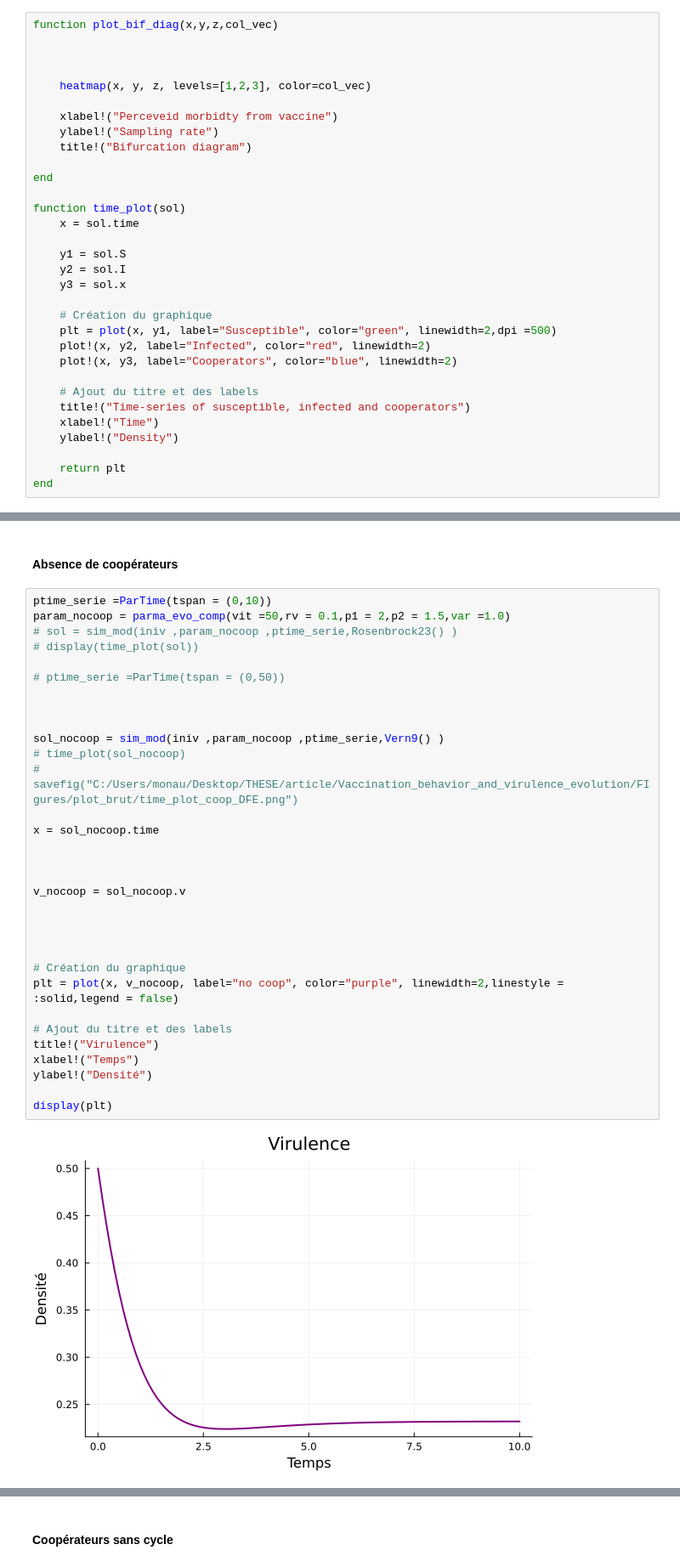
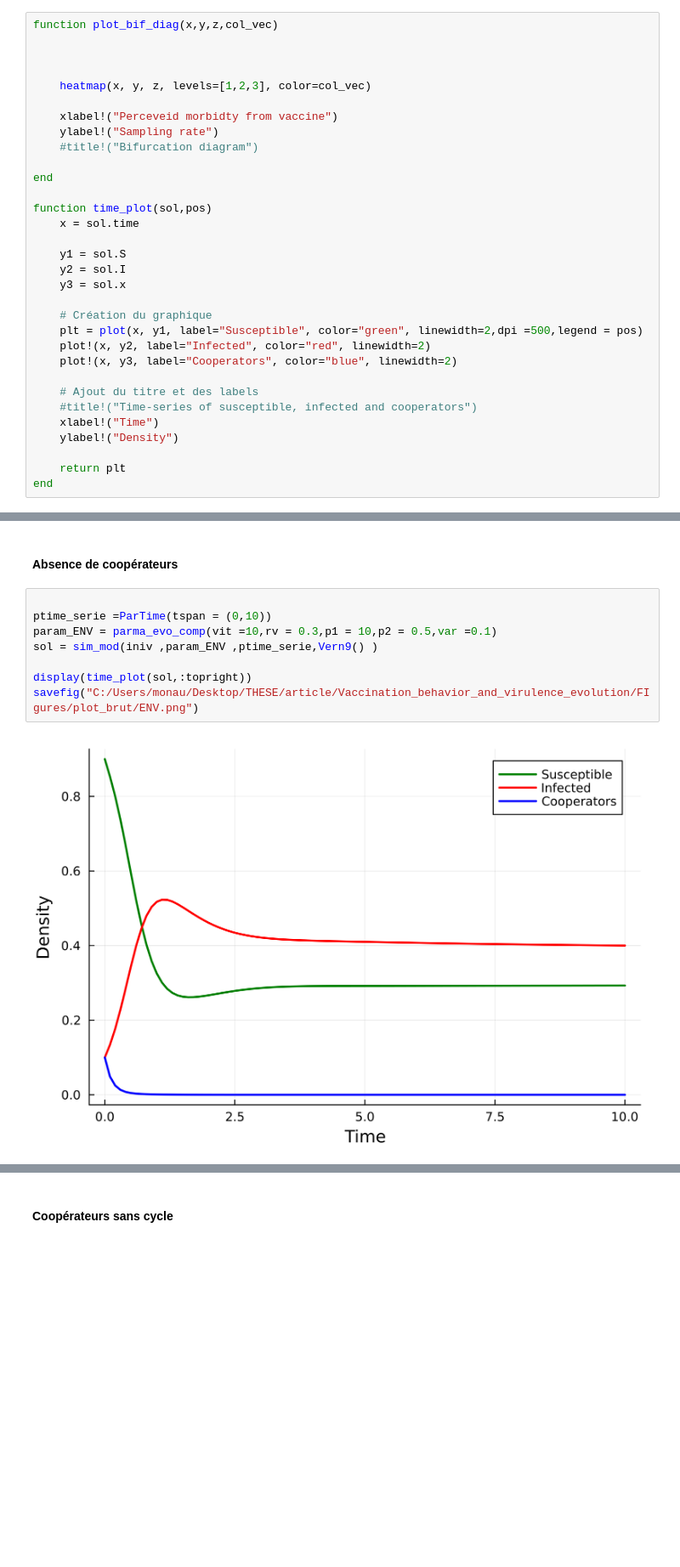
Before and after one commit to C-Monaury/Newborn_vaccination_evo_behavior_model, a Jupyter notebook: Julia/code_jl_imiation_dynamics_and_evolution.ipynb, the cells around one changed output, grey strips where cells are left out. Shown at 85% size. Drawn from its saved outputs; the diff is of its cells as text; blank space fills up the shorter version.

```diff
--- a/Julia/code_jl_imiation_dynamics_and_evolution.ipynb
+++ b/Julia/code_jl_imiation_dynamics_and_evolution.ipynb
@@ -334,11 +334,11 @@ function plot_bif_diag(x,y,z,col_vec)
 
     xlabel!("Perceveid morbidty from vaccine")
     ylabel!("Sampling rate")
-    title!("Bifurcation diagram")
+    #title!("Bifurcation diagram")
 
 end
 
-function time_plot(sol)
+function time_plot(sol,pos)
     x = sol.time
 
     y1 = sol.S
@@ -346,12 +346,12 @@ function time_plot(sol)
     y3 = sol.x
 
     # Création du graphique
-    plt = plot(x, y1, label="Susceptible", color="green", linewidth=2,dpi =500)
+    plt = plot(x, y1, label="Susceptible", color="green", linewidth=2,dpi =500,legend = pos)
     plot!(x, y2, label="Infected", color="red", linewidth=2)
     plot!(x, y3, label="Cooperators", color="blue", linewidth=2)
 
     # Ajout du titre et des labels
-    title!("Time-series of susceptible, infected and cooperators")
+    #title!("Time-series of susceptible, infected and cooperators")
     xlabel!("Time")
     ylabel!("Density")
 
@@ -364,36 +376,12 @@ time_plot (generic function with 1 method)
 # %% [markdown]
 #### Absence de coopérateurs
 # %%
+
 ptime_serie =ParTime(tspan = (0,10))
-param_nocoop = parma_evo_comp(vit =50,rv = 0.1,p1 = 2,p2 = 1.5,var =1.0)
-# sol = sim_mod(iniv ,param_nocoop ,ptime_serie,Rosenbrock23() )
-# display(time_plot(sol))
+param_ENV = parma_evo_comp(vit =10,rv = 0.3,p1 = 10,p2 = 0.5,var =0.1)
+sol = sim_mod(iniv ,param_ENV ,ptime_serie,Vern9() )
 
-# ptime_serie =ParTime(tspan = (0,50))
-
-
-
-sol_nocoop = sim_mod(iniv ,param_nocoop ,ptime_serie,Vern9() )
-# time_plot(sol_nocoop)
-# savefig("C:/Users/monau/Desktop/THESE/article/Vaccination_behavior_and_virulence_evolution/FIgures/plot_brut/time_plot_coop_DFE.png")
-
-x = sol_nocoop.time
-
-
-
-v_nocoop = sol_nocoop.v
-
-
-
-
-# Création du graphique
-plt = plot(x, v_nocoop, label="no coop", color="purple", linewidth=2,linestyle = :solid,legend = false)
-
-# Ajout du titre et des labels
-title!("Virulence")
-xlabel!("Temps")
-ylabel!("Densité")
-
-display(plt)
+display(time_plot(sol,:topright))
+savefig("C:/Users/monau/Desktop/THESE/article/Vaccination_behavior_and_virulence_evolution/FIgures/plot_brut/ENV.png")
 # %% [output]
-[figure, old version]
+[figure, new version]
```
Also changed, not shown: parts of 15 cells of this notebook.
